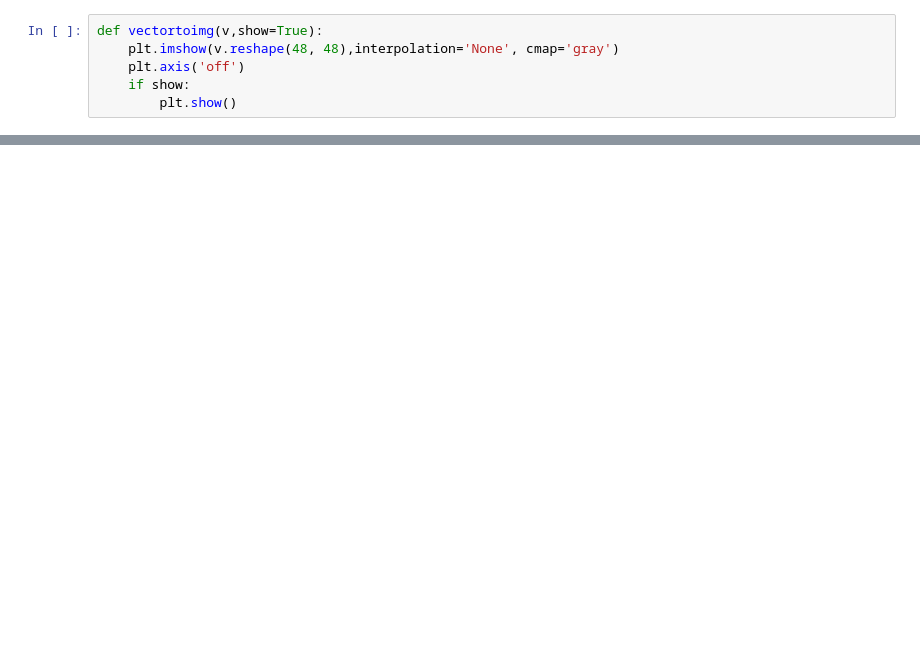
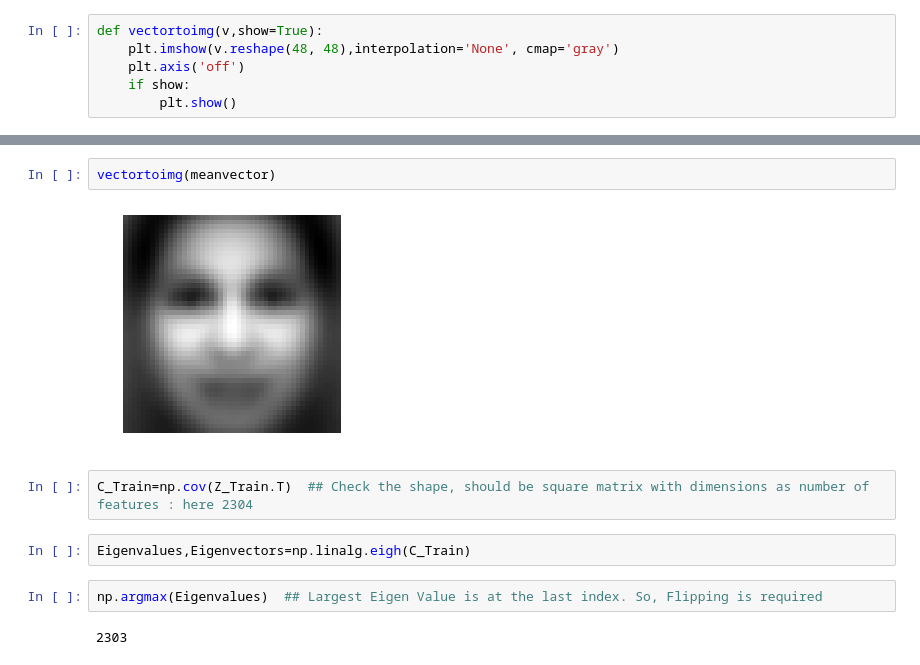
Before and after one commit to MR-KHILADI/Facial-Expression-Recognition, a Jupyter notebook: Facial Expression Recognition.ipynb, the cells around one changed output, grey strips where cells are left out. Cells and saved outputs as stored; diff of their text form; blank space fills up the shorter version.

```diff
--- a/Facial Expression Recognition.ipynb
+++ b/Facial Expression Recognition.ipynb
@@ -27,0 +32,12 @@ vectortoimg(Train_data.iloc[1,:].values)
+# %%
+vectortoimg(meanvector)
+# %% [output]
+[figure, added]
+# %%
+C_Train=np.cov(Z_Train.T)  ## Check the shape, should be square matrix with dimensions as number of features : here 2304
+# %%
+Eigenvalues,Eigenvectors=np.linalg.eigh(C_Train)
+# %%
+np.argmax(Eigenvalues)  ## Largest Eigen Value is at the last index. So, Flipping is required
+# %% [output]
+2303
```
Also changed, not shown: parts of 31 cells of this notebook.
